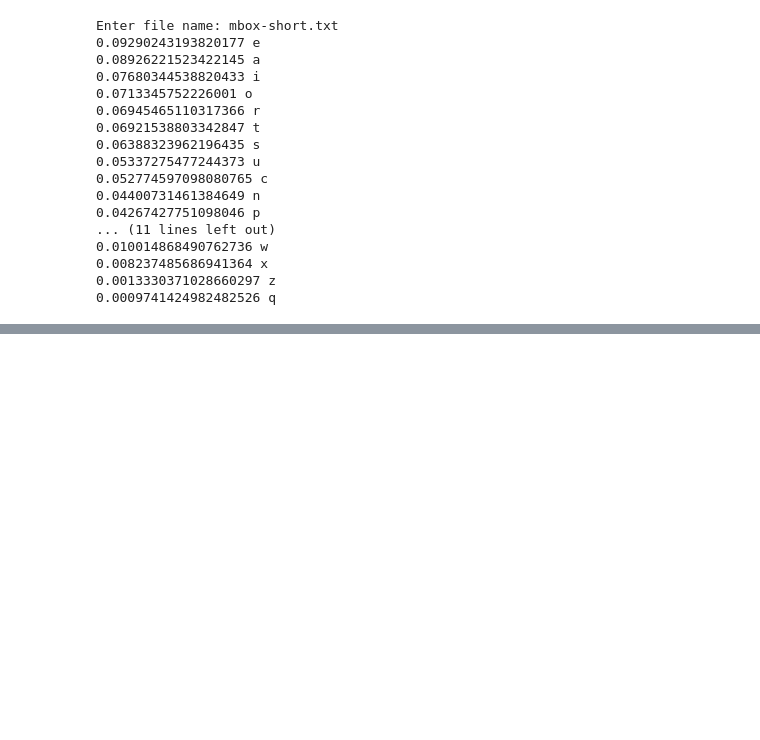
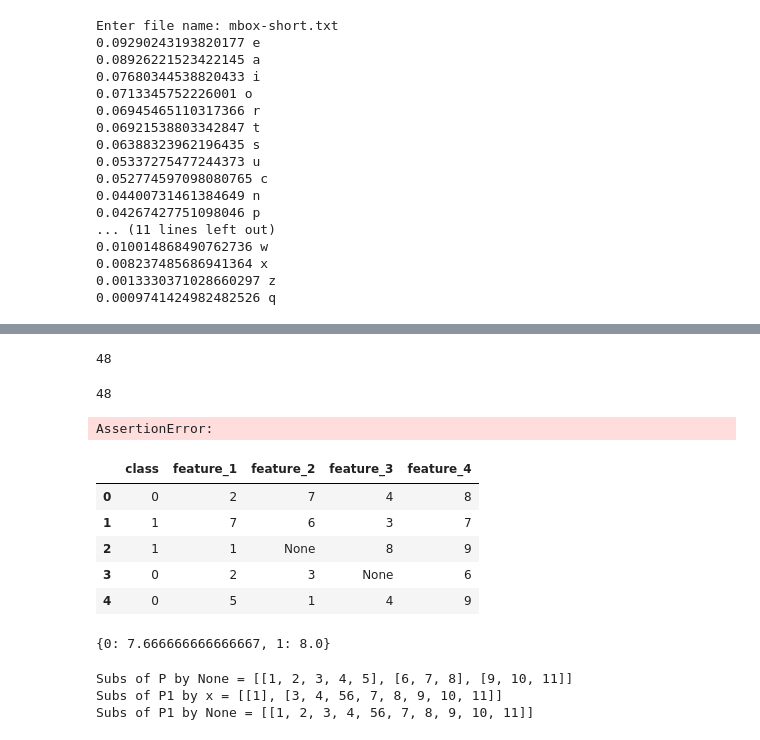
Before and after one commit to madhavinamballa/python, a Jupyter notebook: python_HW5/homework.ipynb, the cells around one changed output, grey strips where cells are left out. Cells and saved outputs as stored; diff of their text form; code cells hidden in the pictures; blank space fills up the shorter version.

```diff
--- a/python_HW5/homework.ipynb
+++ b/python_HW5/homework.ipynb
@@ -158,0 +183,69 @@ Enter file name: mbox-short.txt
+# %%
+print(ord('0'))
+# %% [output]
+48
+# %%
+p1='023'
+print(ord(p1[0]))
+# %% [output]
+48
+# %%
+def new_sum(iterable):
+    result = 0
+    for val in iterable:
+        result += val
+    return result
+
+def test_new_sum_list():
+    assert new_sum([1, 2, 3]) == 6
+
+def test_new_sum_tuple():
+    assert new_sum((-1, 2, 3)) == 6
+
+if __name__ == "__main__":
+    test_new_sum_list()
+    test_new_sum_tuple()
+# %% [output]
+AssertionError:
+# %%
+import pandas as pd
+data = pd.DataFrame([[0, 2, 7, 4, 8],
+                         [1, 7, 6, 3, 7],
+                         [1, 1, "None", 8, 9],
+                         [0, 2, 3, "None", 6],
+                         [0, 5, 1, 4, 9]],
+                        columns = [f"feature_{i}" if i!=0
+                                  else "class" for i in range(5)])
+# %%
+data
+# %% [output]
+|  | class | feature_1 | feature_2 | feature_3 | feature_4 |
+| 0 | 0 | 2 | 7 | 4 | 8 |
+| 1 | 1 | 7 | 6 | 3 | 7 |
+| 2 | 1 | 1 | None | 8 | 9 |
+| 3 | 0 | 2 | 3 | None | 6 |
+| 4 | 0 | 5 | 1 | 4 | 9 |
+# %%
+data.groupby("class")['feature_4'].mean().to_dict()
+# %% [output]
+{0: 7.666666666666667, 1: 8.0}
+# %%
+def recsplit(L, val, out=[[]]):
+    if L == []:
+        return out
+    elif L[0] == val and out[-1] != [] and L[1:].count(val) != len(L[1:]):
+        return recsplit(L[1:], val, out + [[]])
+    elif L[0] != val and L[0] is not None:
+        return recsplit(L[1:], val, out[:-1] + [out[-1] + [L[0]]])
+    else:
+        return recsplit(L[1:], val, out)
+
+P = [1,2,3,4,5,None,None,6,7,8,None,9,10,11,None]
+P1 = [1,2,3,4,56,7,8,9,10,11]
+print("Subs of P by None =", recsplit(P,None))
+print("Subs of P1 by x =", recsplit(P1,2))
+print("Subs of P1 by None =", recsplit(P1,None))
+# %% [output]
+Subs of P by None = [[1, 2, 3, 4, 5], [6, 7, 8], [9, 10, 11]]
+Subs of P1 by x = [[1], [3, 4, 56, 7, 8, 9, 10, 11]]
+Subs of P1 by None = [[1, 2, 3, 4, 56, 7, 8, 9, 10, 11]]
```
Also changed, not shown: parts of 54 cells of this notebook, 7 other files.
